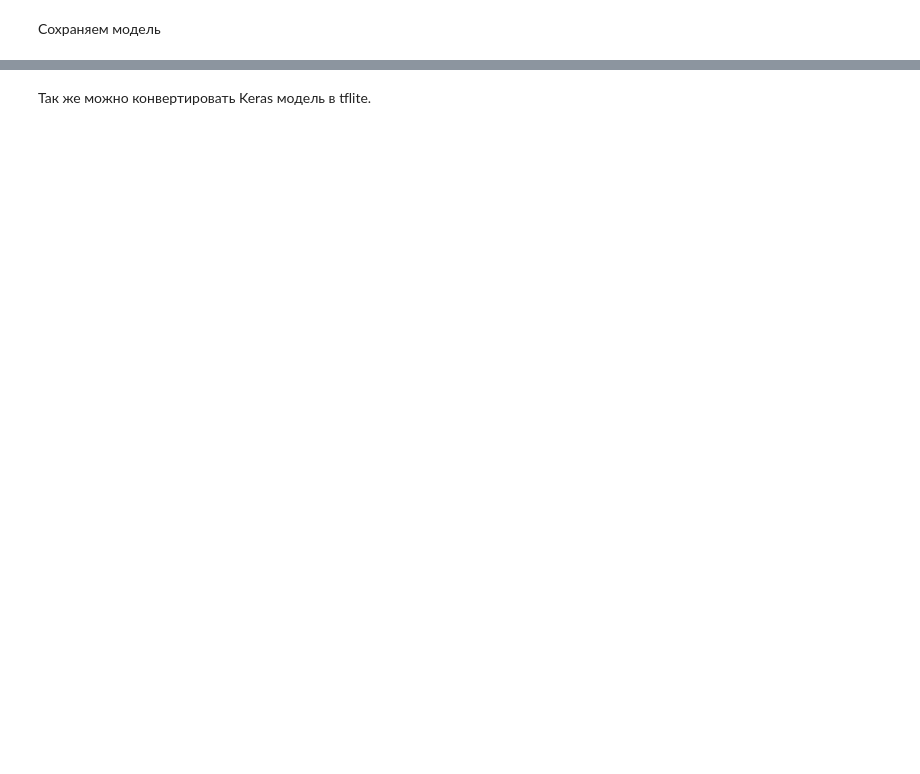
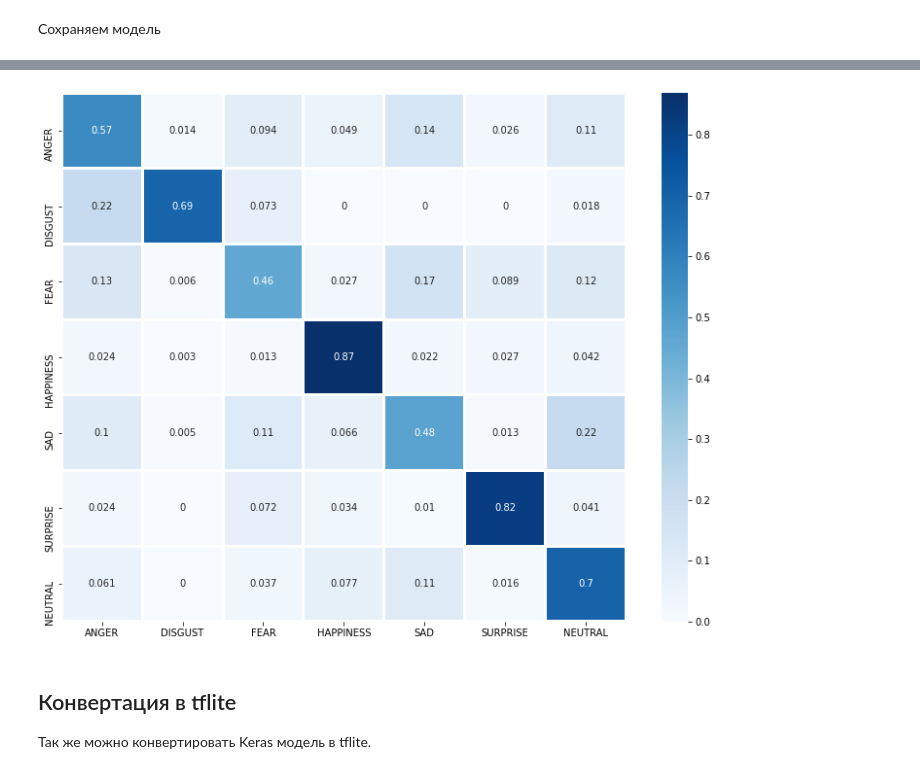
Before and after one commit to weazyexe/reko-model, a Jupyter notebook: fer.ipynb, the cells around one changed output, grey strips where cells are left out. Drawn from its saved outputs; the diff is of its cells as text; code cells hidden in the pictures; blank space fills up the shorter version.

Commit message:
add confusion matrix, testing part & tflite converting

```diff
--- a/fer.ipynb
+++ b/fer.ipynb
@@ -232,4 +282,46 @@ model = load_model(model_path)
+# %%
+# Возвращаем список эмоций переданных изображений
+def make_emotions_list(images):
+  emotions = []
+  for image in images:
+    emotions.append(get_emotion(get_index_of_max(image)))
+  return emotions
+
+# Вычисление матрицы ошибок
+def confusion_matrix(predicted, test):
+  result_matrix = []
+  for key, emotion in emotions:
+    counts = []
+
+    for k, e in emotions:
+      counts.append(0)
+
+    for i in range(0, len(test)):
+      if (test[i] == emotion and test[i] == predicted[i]):
+        counts[key] += 1
+      elif (test[i] == emotion):
+        counts[get_index_by_emotion(predicted[i])] += 1
+
+    result_matrix.append(["%.3f" % (count / sum(counts)) for count in counts])
+  return result_matrix
+
+# Вывод матрицы ошибок
+def show_confusion_matrix(values):
+  groups = [v for k, v in emotions]
+  fig, ax = plt.subplots(figsize=(13,10))
+  sns.heatmap(values, annot=True, xticklabels=groups, yticklabels=groups, linewidths=2, cmap='Blues')
+# %%
+predicted_images = model.predict(test_images)
+
+predicted_emotions = make_emotions_list(predicted_images)
+test_emotions = [get_emotion(emotion) for emotion in data["emotion"].tolist()[separate_index:]]
+
+values = np.array(confusion_matrix(predicted_emotions, test_emotions)).astype(np.float)
+show_confusion_matrix(values)
+# %% [output]
+[figure, added]
 # %% [markdown]
+## Конвертация в tflite
 Так же можно конвертировать Keras модель в tflite.
 # %%
 converter = tf.lite.TFLiteConverter.from_keras_model(model)
```
Also changed, not shown: parts of 15 cells of this notebook.
